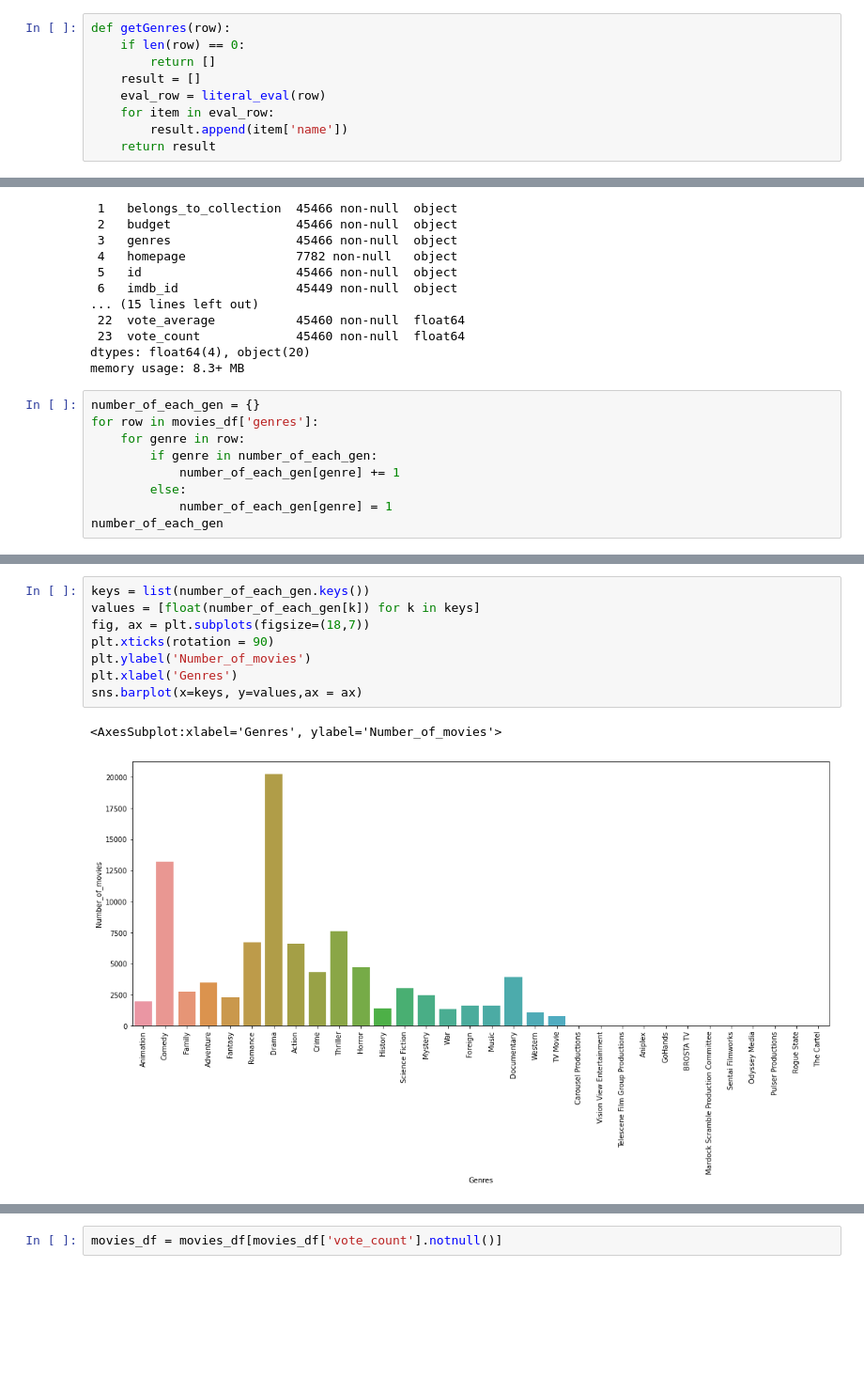
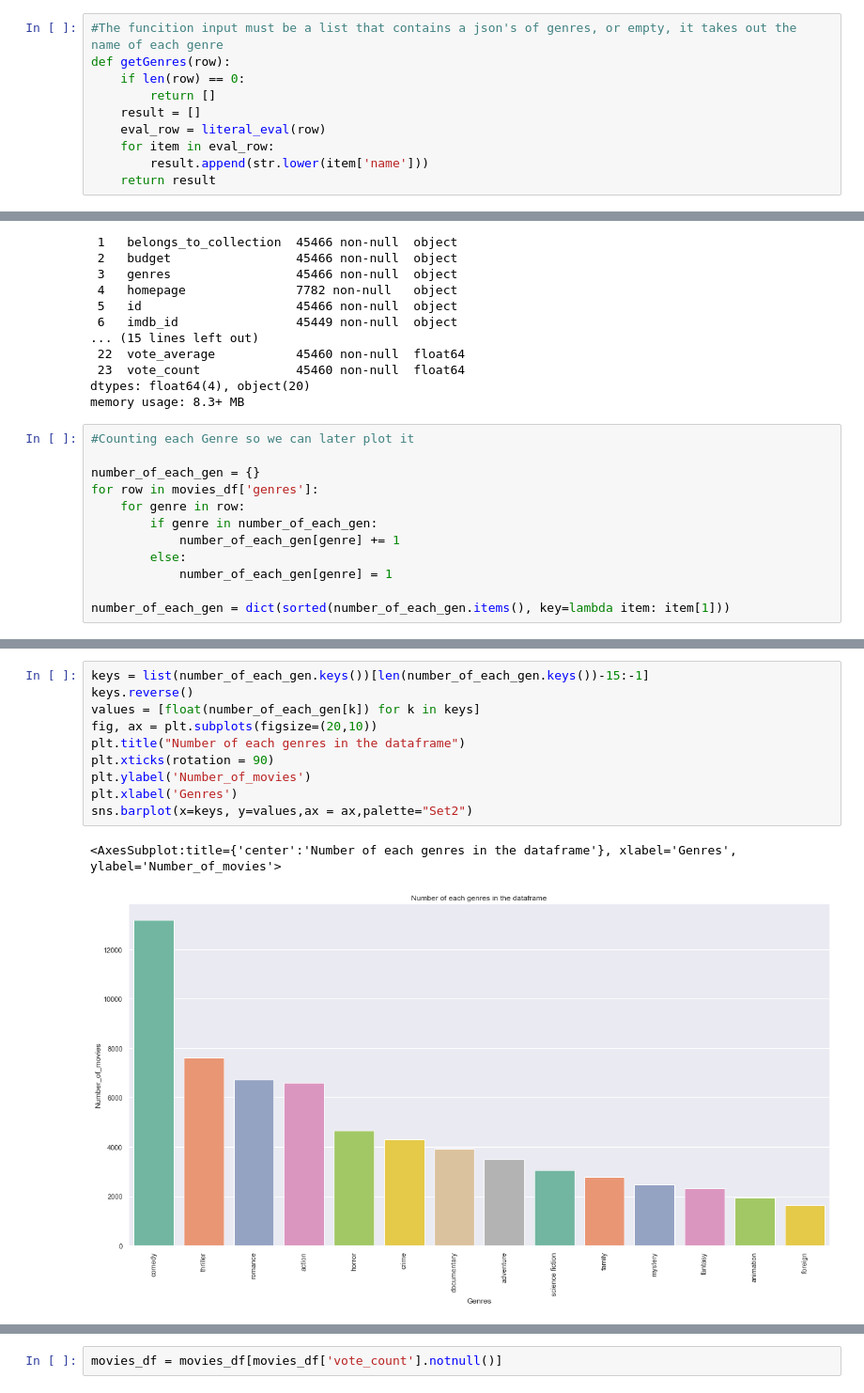
Before and after one commit to N3WBI3Y/Szakdolgozat, a Jupyter notebook: ContentBasedRecommender.ipynb, the cells around one changed output, grey strips where cells are left out. Shown: that part at 94% size. Saved outputs shown, nothing was run; the diff lists cells and outputs as text; blank space fills up the shorter version.

```diff
--- a/ContentBasedRecommender.ipynb
+++ b/ContentBasedRecommender.ipynb
@@ -52,11 +24,12 @@ ratings_df.head()
 # %%
+#The funcition input must be a list that contains a json's of genres, or empty, it takes out the name of each genre
 def getGenres(row):
     if len(row) == 0:
         return []
     result = []
     eval_row = literal_eval(row)
     for item in eval_row:
-        result.append(item['name'])
+        result.append(str.lower(item['name']))
     return result
 # %%
 movies_df['genres'] = movies_df['genres'].fillna("").apply(getGenres)
@@ -120,6 +93,8 @@ Data columns (total 24 columns):
 dtypes: float64(4), object(20)
 memory usage: 8.3+ MB
 # %%
+#Counting each Genre so we can later plot it
+
 number_of_each_gen = {}
 for row in movies_df['genres']:
     for genre in row:
@@ -127,4 +102,5 @@ for row in movies_df['genres']:
             number_of_each_gen[genre] += 1
         else:
             number_of_each_gen[genre] = 1
-number_of_each_gen
+
+number_of_each_gen = dict(sorted(number_of_each_gen.items(), key=lambda item: item[1]))
@@ -149,11 +107,13 @@ number_of_each_gen
 # %%
-keys = list(number_of_each_gen.keys())
+keys = list(number_of_each_gen.keys())[len(number_of_each_gen.keys())-15:-1]
+keys.reverse()
 values = [float(number_of_each_gen[k]) for k in keys]
-fig, ax = plt.subplots(figsize=(18,7))
+fig, ax = plt.subplots(figsize=(20,10))
+plt.title("Number of each genres in the dataframe")
 plt.xticks(rotation = 90)
 plt.ylabel('Number_of_movies')
 plt.xlabel('Genres')
-sns.barplot(x=keys, y=values,ax = ax)
+sns.barplot(x=keys, y=values,ax = ax,palette="Set2")
 # %% [output]
-<AxesSubplot:xlabel='Genres', ylabel='Number_of_movies'>
+<AxesSubplot:title={'center':'Number of each genres in the dataframe'}, xlabel='Genres', ylabel='Number_of_movies'>
-[figure, old version]
+[figure, new version]
```
Also changed, not shown: parts of 31 cells of this notebook.
